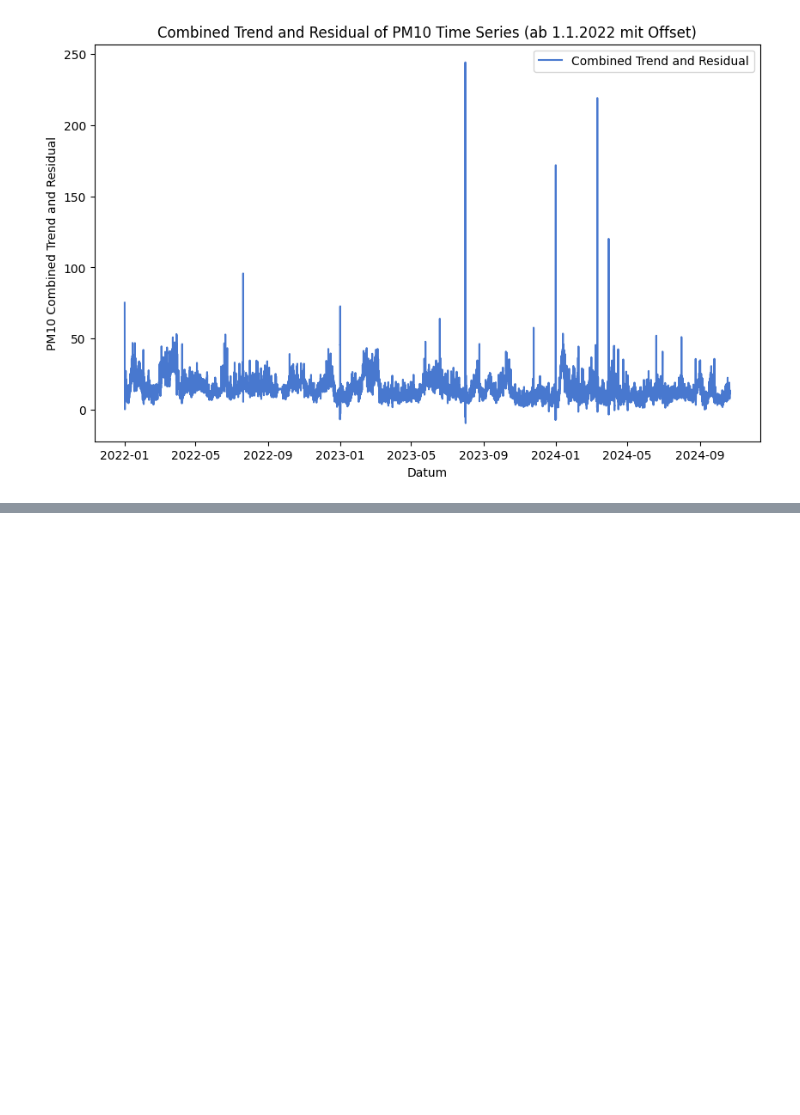
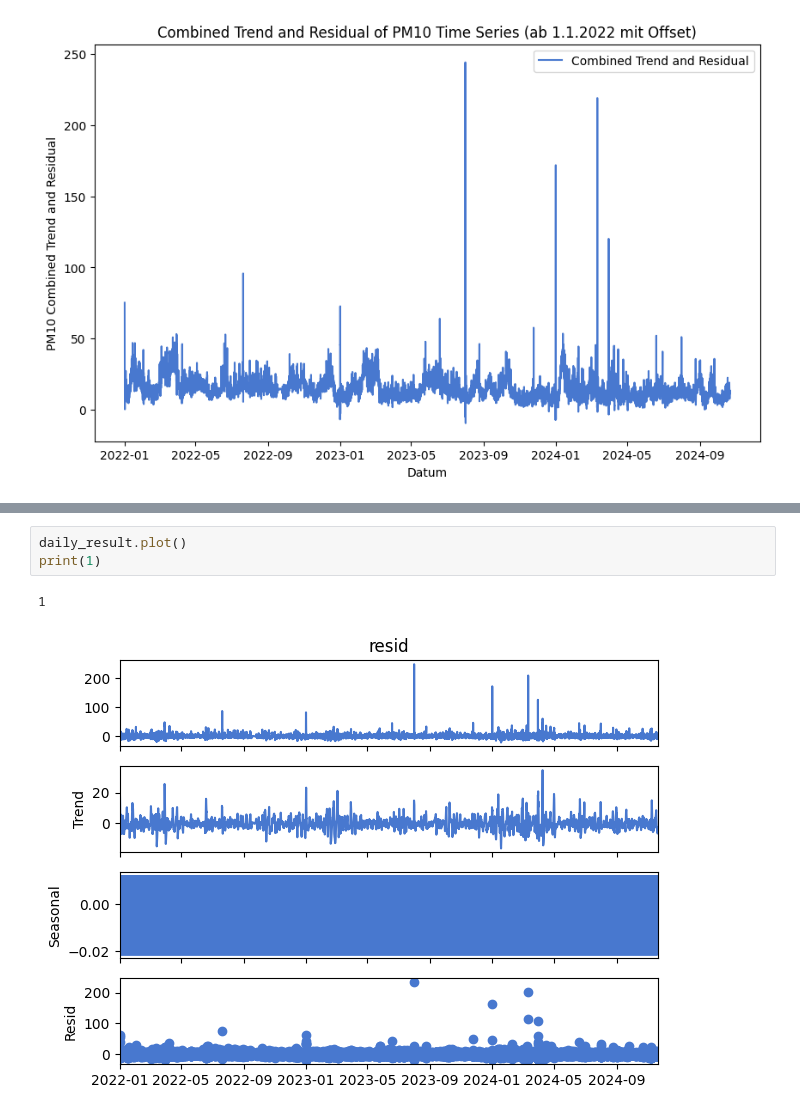
Before and after one commit to joejoejoejor/Its-Wekk, a Jupyter notebook: 4 - Data/01_Notebooks/Target/Targetvariable_timeseries.ipynb, the cells around one changed output, grey strips where cells are left out. Cells and saved outputs as stored; diff of their text form; blank space fills up the shorter version.

```diff
--- a/4 - Data/01_Notebooks/Target/Targetvariable_timeseries.ipynb
+++ b/4 - Data/01_Notebooks/Target/Targetvariable_timeseries.ipynb
@@ -291,0 +307,6 @@ plt.show()
+# %%
+daily_result.plot()
+print(1)
+# %% [output]
+1
+[figure, added]
```
Also changed, not shown: parts of 8 cells of this notebook, 5 other files.
